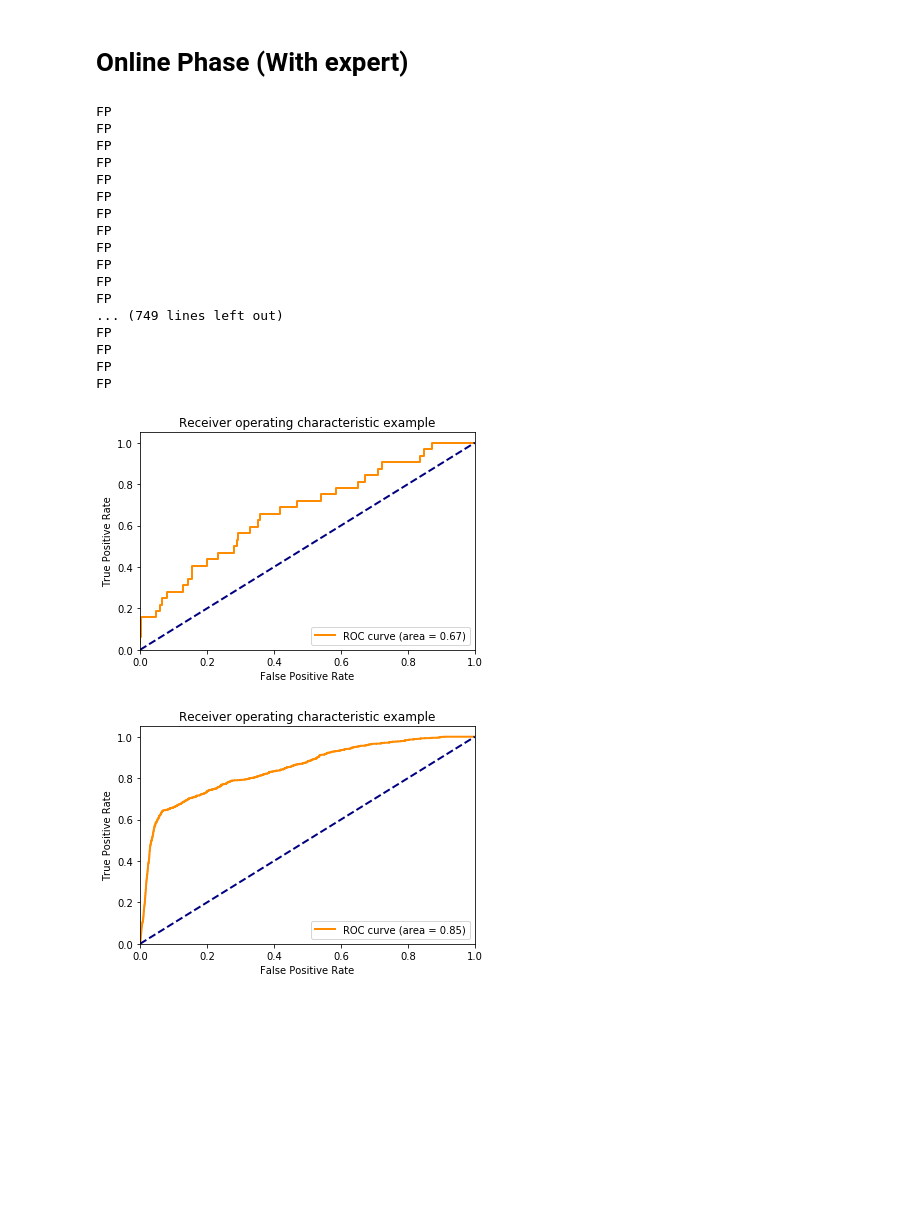
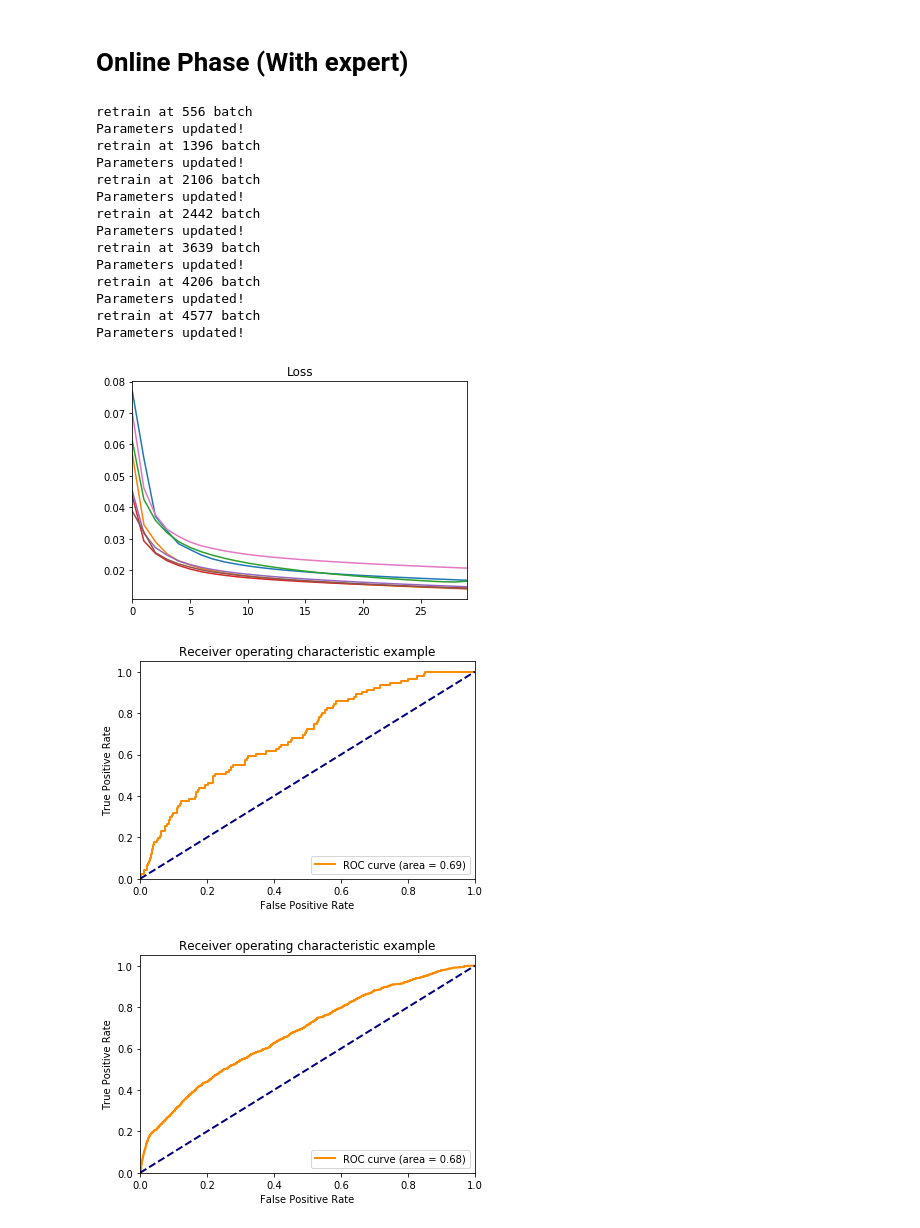
Before and after one commit to binli826/LSTM-Autoencoders, a Jupyter notebook: src/Experiments/Online_smtp.ipynb, the cells around one changed output. Drawn from its saved outputs; the diff is of its cells as text; code cells hidden in the pictures; blank space fills up the shorter version.

```diff
--- a/src/Experiments/Online_smtp.ipynb
+++ b/src/Experiments/Online_smtp.ipynb
@@ -14,8 +14,8 @@ from scipy.spatial.distance import mahalanobis
 # Load data
 # %%
 batch_num = 1
-hidden_num = 5
-step_num = 100
+hidden_num = 45#5
+step_num = 20#100
 elem_num = 34
 init_wins = 200
 
@@ -211,46 +211,46 @@ for data in test_set_list:
         scores = pd.Series(scores)
 
         all_scores.append(scores)
-#        output +=  [np.array(heapq.nlargest(10,scores)).mean()]
-        output += [scores.max()]
+        output +=  [np.array(heapq.nlargest(10,scores)).mean()]
+#        output += [scores.max()]
         pred = [scores[b*step_num:(b+1)*step_num] for b in range(batch_num)]
         label = [expert[count*batch_num+b]for b in range(batch_num)]
         e = [err.reshape(-1,elem_num)]
         for index,value in enumerate(pred):
-            if value[value>threshold].size>=5:
+            if value[value>threshold].size>=2:
                 if label[index] == "anomaly":
-                    print("TP")
+                    #print("TP")
                     a_buf.append(df[index])
                     err_abuf.append(e[index])
                     #err_abuf = err_abuf + e[index] if len(err_abuf) != 0 else e[index]
                 else:
-                    print("FP")
+                    #print("FP")
                     err_nbuf.append(e[index])
                     #err_nbuf = err_nbuf + e[index] if len(err_nbuf) != 0 else e[index]
                     n_buf.append(df[index])
             else:
                 if label[index] == "anomaly":
-                    print("FN")
+                    #print("FN")
                     a_buf.append(df[index])
                     err_abuf.append(e[index])
                     #err_abuf = err_abuf + e[index] if len(err_abuf) != 0 else e[index]
                 else:
                     err_nbuf.append(e[index])
                     #err_nbuf = err_nbuf + e[index] if len(err_nbuf) != 0 else e[index]
-                    print("TN")
+                    #print("TN")
         count +=1
 
 
 
-        if len(n_buf)>=1000 and len(a_buf)>=20:
-            print("retrain...")
+        if len(n_buf)>=300 and len(a_buf)>=10:
+            print("retrain at %d batch"%count)
             loss_list_all=[]
 
             datalist = np.array(n_buf[:6]).reshape(-1,batch_num,step_num,elem_num)
             validation_list_n = np.array(n_buf[6:]).reshape(-1,batch_num,step_num,elem_num)
             validation_list_a = np.array(a_buf).reshape(-1,batch_num,step_num,elem_num)
 
-            for i in range(50):
+            for i in range(30):
 
                 loss_list=[]
                 for data in datalist:
@@ -268,51 +268,49 @@ for data in test_set_list:
 
             for val in validation_list_n:
                 (ein,aus) = sess.run([input_,output_], {p_input: val,p_is_training :False})
 
                 err = abs(ein-aus).reshape(-1,elem_num)
 
                 normal_score +=scoring(err,mu,sigma)
 
             for val_a in validation_list_a:
                 (ein,aus) = sess.run([input_,output_], {p_input: val_a,p_is_training :False})
 
                 err = abs(ein-aus).reshape(-1,elem_num)
 
                 abnormal_score +=scoring(err,mu,sigma)
 
             threshold = get_threshold(normal_score, abnormal_score)
 
             print("Parameters updated!")
             pd.Series(loss_list_all).plot(title="Loss")
             n_buf = []
             a_buf = []
             err_buf = []
 
 fpr, tpr, thresholds = metrics.roc_curve(expert, output, pos_label="anomaly")
 auc = metrics.auc(fpr, tpr)
 #print(fpr,tpr,thresholds,auc)
 plot_roc(fpr,tpr,auc)
 
 plt.show()
 # %% [output]
-FP
-FP
-FP
-FP
-FP
-FP
-FP
-FP
-FP
-FP
-FP
-FP
-... (749 lines left out)
-FP
-FP
-FP
-FP
+retrain at 556 batch
+Parameters updated!
+retrain at 1396 batch
+Parameters updated!
+retrain at 2106 batch
+Parameters updated!
+retrain at 2442 batch
+Parameters updated!
+retrain at 3639 batch
+Parameters updated!
+retrain at 4206 batch
+Parameters updated!
+retrain at 4577 batch
+Parameters updated!
-[figure, old version]
+[figure, new version]
+[figure, added]
 # %%
 #with retraining
 foo = pd.Series(np.array(all_scores).ravel())
@@ -321,4 +319,4 @@ auc = metrics.auc(fpr, tpr)
 #print(fpr,tpr,thresholds,auc)
 plot_roc(fpr,tpr,auc)
 # %% [output]
-[figure, old version]
+[figure, new version]
```
Also changed, not shown: parts of 5 cells of this notebook, 1 other file.
